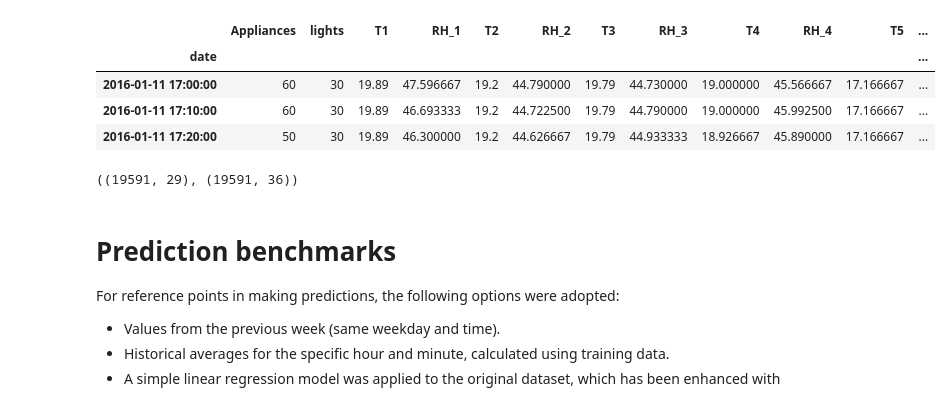
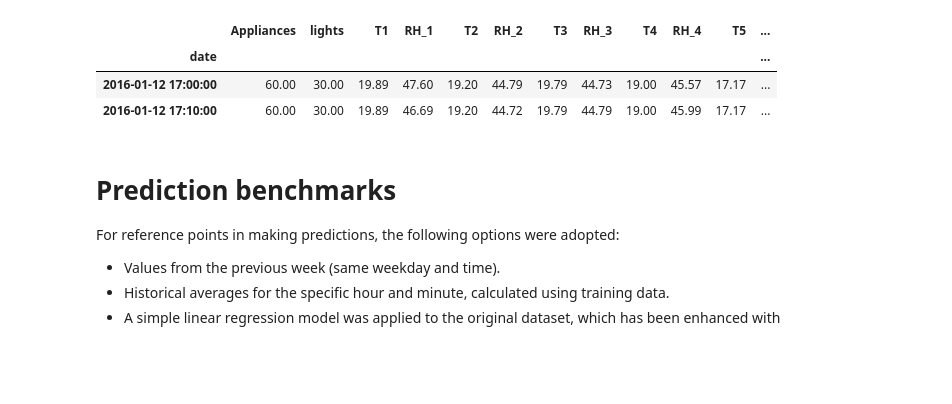
Before and after one commit to k-katarzyna/Appliances_Energy_Prediction, a Jupyter notebook: Appliances_energy_prediction/1_experiments.ipynb, the cells around one changed output. Saved outputs shown, nothing was run; the diff lists cells and outputs as text; code cells hidden in the pictures; blank space fills up the shorter version.

```diff
--- a/Appliances_energy_prediction/1_experiments.ipynb
+++ b/Appliances_energy_prediction/1_experiments.ipynb
@@ -43,30 +57,41 @@ SEED = 42
 # %%
 file_path = os.path.join("data", "energydata_complete.csv")
 data = pd.read_csv(file_path)
 
 data.date = pd.to_datetime(data.date, format="%d-%m-%Y %H:%M")
 data.set_index("date", inplace=True)
 
-data["Appliances_24"] = data.Appliances.shift(-24*6) # target variable
-data.dropna(inplace=True)
+# target variable:
+data["Appliances_24"] = data.Appliances
+
+# shifting the remaining columns back by 24h relative to the index and target variable:
+data[data.columns[:-1]] = data[data.columns[:-1]].shift(24*6)
 
 enhancer = DataEnhancer(data)
 enhanced_data = (enhancer
+                 .dropna()
+                 .drop_features(["T6", "RH_6"])
                  .add_datetime_features()
-                 .drop_features(["RH_6"])
+                 .mark_high_values()
+                 .mark_empty_house_days()
                  .data)
 
-enhanced_data.head(3)
+# unification of data types for the effective operation of MLflow and some models
+num_type = enhanced_data.select_dtypes(np.number).columns
+object_type = ["day_of_week", "time_of_day"]
+enhanced_data[num_type] = enhanced_data[num_type].astype("float")
+enhanced_data[object_type] = enhanced_data[object_type].astype("category")
+
+# saving base features list for further usage
+base_features = enhanced_data.columns.to_list()
+base_features.remove("Appliances_24")
+
+enhanced_data.head(2)
 # %% [output]
 |  | Appliances | lights | T1 | RH_1 | T2 | RH_2 | T3 | RH_3 | T4 | RH_4 | T5 | ... |
 | date |  |  |  |  |  |  |  |  |  |  |  | ... |
-| 2016-01-11 17:00:00 | 60 | 30 | 19.89 | 47.596667 | 19.2 | 44.790000 | 19.79 | 44.730000 | 19.000000 | 45.566667 | 17.166667 | ... |
-| 2016-01-11 17:10:00 | 60 | 30 | 19.89 | 46.693333 | 19.2 | 44.722500 | 19.79 | 44.790000 | 19.000000 | 45.992500 | 17.166667 | ... |
-| 2016-01-11 17:20:00 | 50 | 30 | 19.89 | 46.300000 | 19.2 | 44.626667 | 19.79 | 44.933333 | 18.926667 | 45.890000 | 17.166667 | ... |
+| 2016-01-12 17:00:00 | 60.00 | 30.00 | 19.89 | 47.60 | 19.20 | 44.79 | 19.79 | 44.73 | 19.00 | 45.57 | 17.17 | ... |
+| 2016-01-12 17:10:00 | 60.00 | 30.00 | 19.89 | 46.69 | 19.20 | 44.72 | 19.79 | 44.79 | 19.00 | 45.99 | 17.17 | ... |
-# %%
-data.shape, enhanced_data.shape
-# %% [output]
-((19591, 29), (19591, 36))
 # %% [markdown]
 # Prediction benchmarks
 
```
Also changed, not shown: parts of 83 cells of this notebook, 9 other files.
